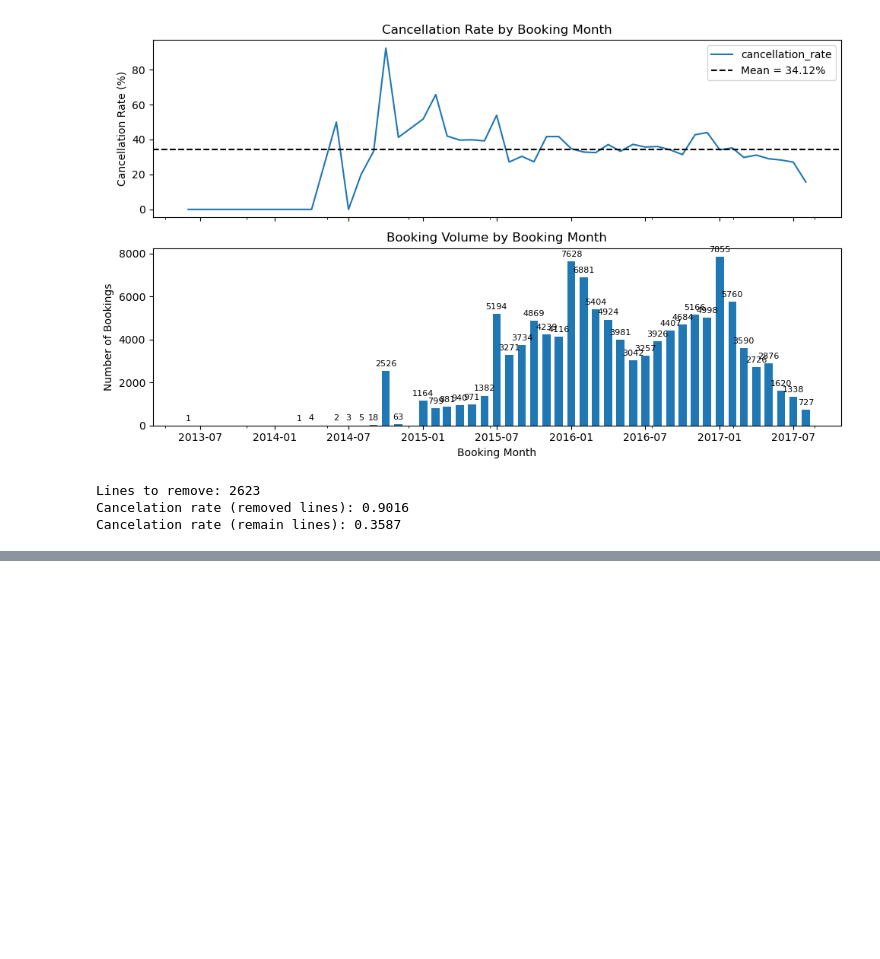
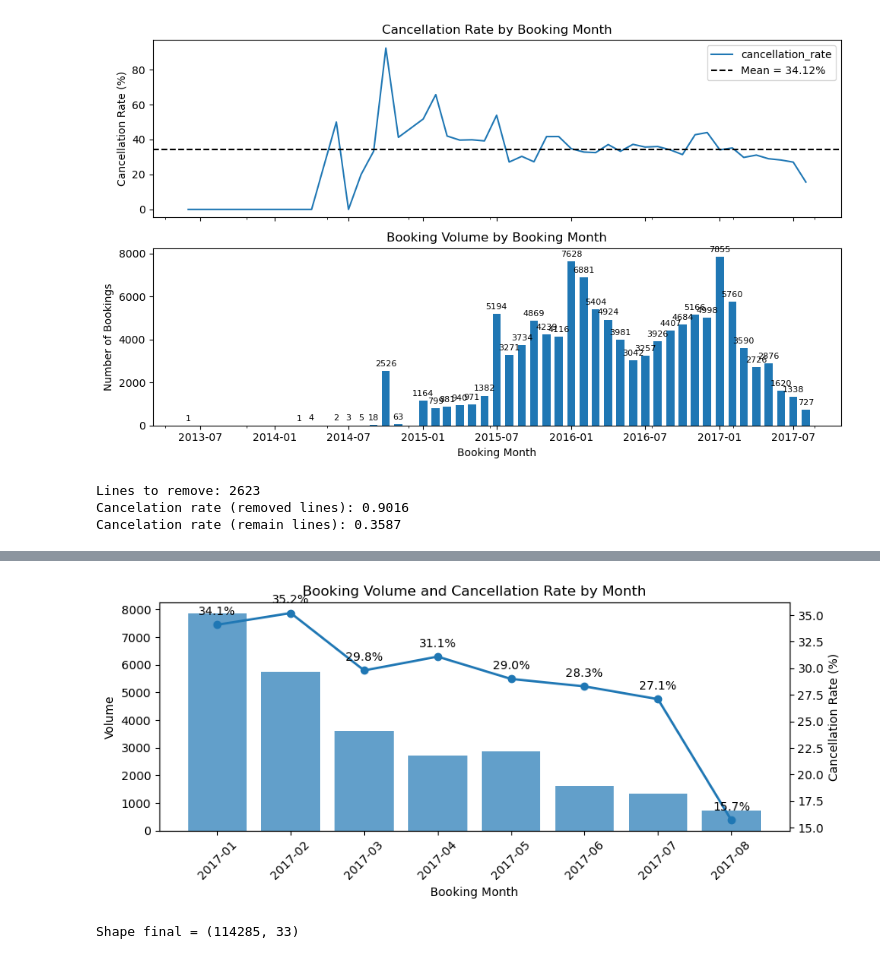
Before and after one commit to bruno-lima98/portfolio-hotel-cancellation-prediction, a Jupyter notebook: main.ipynb, the cells around one changed output, grey strips where cells are left out. Saved outputs shown, nothing was run; the diff lists cells and outputs as text; code cells hidden in the pictures; blank space fills up the shorter version.

```diff
--- a/main.ipynb
+++ b/main.ipynb
@@ -428,3 +424,20 @@ print(f"Cancelation rate (remain lines): {df[~mask]["is_canceled"].mean():.4f}")
 Lines to remove: 2623
 Cancelation rate (removed lines): 0.9016
 Cancelation rate (remain lines): 0.3587
+# %%
+last_arrival = df["arrival_date"].max()
+
+df["bd_month"] = df["booking_date"].dt.to_period("M")
+
+recent = (
+    df[df["bd_month"] >= "2017-01"].groupby("bd_month")
+                                   .agg(
+                                       lead_time_max_observado=("lead_time", "max"),
+                                       lead_time_mediana=("lead_time", "median"),
+                                       taxa_cancelamento=("is_canceled", "mean"),
+                                       volume=("is_canceled", "size")
+                                       )
+                                    .round(3)
+    )
+
+recent
@@ -430,0 +455,54 @@ Cancelation rate (remain lines): 0.3587
+# %%
+fig, ax1 = plt.subplots(figsize=(9, 4))
+
+# Barras: volume
+ax1.bar(
+    recent.index.astype(str),
+    recent["volume"],
+    alpha=0.7,
+    label="Volume"
+)
+
+ax1.set_xlabel("Booking Month")
+ax1.set_ylabel("Volume")
+ax1.tick_params(axis="x", rotation=45)
+
+# Linha: taxa de cancelamento
+ax2 = ax1.twinx()
+
+ax2.plot(
+    recent.index.astype(str),
+    recent["taxa_cancelamento"] * 100,
+    marker="o",
+    linewidth=2,
+    label="Cancellation Rate"
+)
+
+ax2.set_ylabel("Cancellation Rate (%)")
+
+# Valores da taxa
+for x, y in zip(range(len(recent)), recent["taxa_cancelamento"] * 100):
+    ax2.annotate(
+        f"{y:.1f}%",
+        (x, y),
+        xytext=(0, 8),
+        textcoords="offset points",
+        ha="center"
+    )
+
+
+plt.title("Booking Volume and Cancellation Rate by Month")
+plt.tight_layout()
+
+plt.savefig("images/section_03_graph_05_booking_date_cancellation_volume_right.jpeg", dpi=300, bbox_inches="tight")
+
+plt.show()
+# %% [output]
+[figure, added]
+# %%
+mask = df["booking_date"].between("2015-01-01", "2017-06-30")
+
+df = df[mask].reset_index(drop=True)
+print(f"Shape final = {df.shape}")
+# %% [output]
+Shape final = (114285, 33)
```
Also changed, not shown: parts of 6 cells of this notebook, 4 other files.
